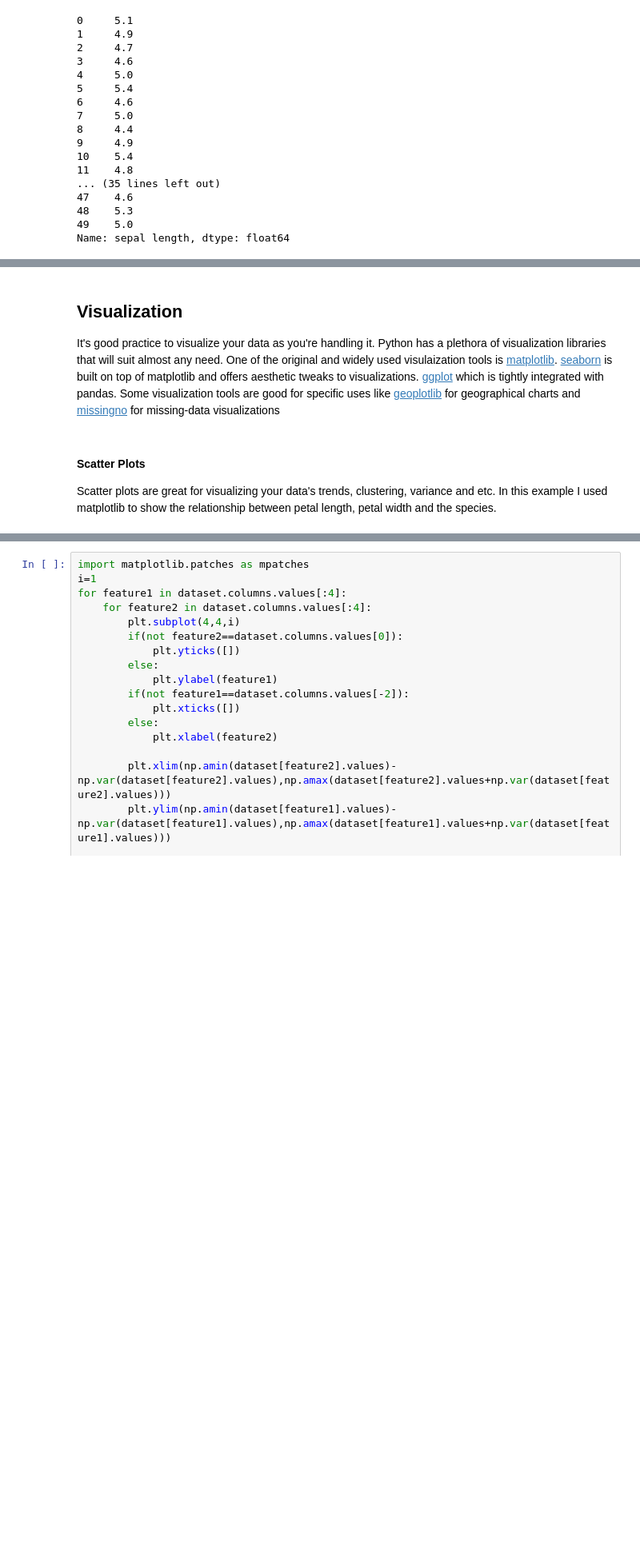
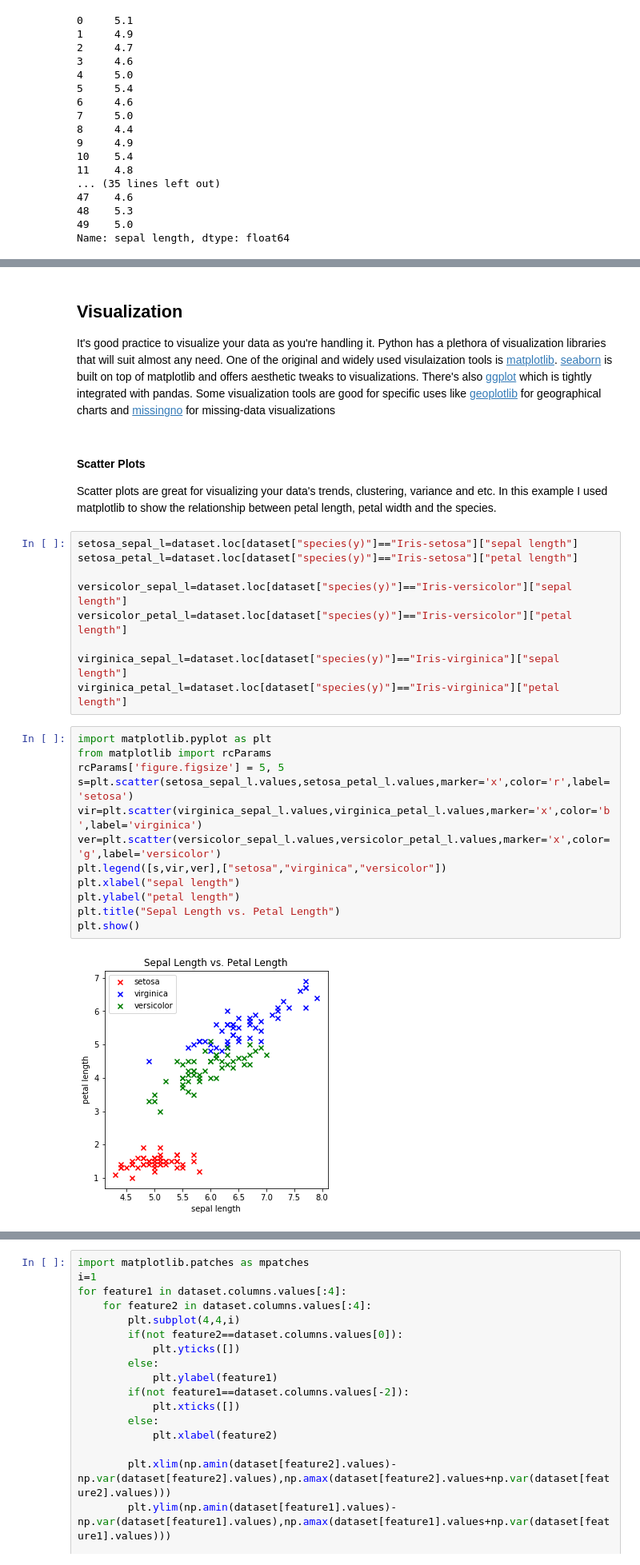
Before and after one commit to HowDoIGitHelp/ML-Pipeline, a Jupyter notebook: MLDataSciencePipeline.ipynb, the cells around one changed output, grey strips where cells are left out. Shown at 80% size. Cells and saved outputs as stored; diff of their text form; blank space fills up the shorter version.

```diff
--- a/MLDataSciencePipeline.ipynb
+++ b/MLDataSciencePipeline.ipynb
@@ -188,9 +268,32 @@ Name: sepal length, dtype: float64
 # %% [markdown]
 ## Visualization
-It's good practice to visualize your data as you're handling it. Python has a plethora of visualization libraries that will suit almost any need. One of the original and widely used visulaization tools is [matplotlib](https://matplotlib.org/ "matplotlib homepage"). [seaborn](https://seaborn.pydata.org/ "seaborn homepage") is built on top of matplotlib and offers aesthetic tweaks to visualizations. [ggplot](http://ggplot.yhathq.com/ "ggplot homepage") which is tightly integrated with pandas. Some visualization tools are good for specific uses like [geoplotlib](https://github.com/andrea-cuttone/geoplotlib "geoplotlib github page") for geographical charts and [missingno](https://github.com/ResidentMario/missingno "missingno github page") for missing-data visualizations
+It's good practice to visualize your data as you're handling it. Python has a plethora of visualization libraries that will suit almost any need. One of the original and widely used visulaization tools is [matplotlib](https://matplotlib.org/ "matplotlib homepage"). [seaborn](https://seaborn.pydata.org/ "seaborn homepage") is built on top of matplotlib and offers aesthetic tweaks to visualizations. There's also [ggplot](http://ggplot.yhathq.com/ "ggplot homepage") which is tightly integrated with pandas. Some visualization tools are good for specific uses like [geoplotlib](https://github.com/andrea-cuttone/geoplotlib "geoplotlib github page") for geographical charts and [missingno](https://github.com/ResidentMario/missingno "missingno github page") for missing-data visualizations
 # %% [markdown]
 #### Scatter Plots
 Scatter plots are great for visualizing your data's trends, clustering, variance and etc. In this example I used matplotlib to show the relationship between petal length, petal width and the species.
+# %%
+setosa_sepal_l=dataset.loc[dataset["species(y)"]=="Iris-setosa"]["sepal length"]
+setosa_petal_l=dataset.loc[dataset["species(y)"]=="Iris-setosa"]["petal length"]
+
+versicolor_sepal_l=dataset.loc[dataset["species(y)"]=="Iris-versicolor"]["sepal length"]
+versicolor_petal_l=dataset.loc[dataset["species(y)"]=="Iris-versicolor"]["petal length"]
+
+virginica_sepal_l=dataset.loc[dataset["species(y)"]=="Iris-virginica"]["sepal length"]
+virginica_petal_l=dataset.loc[dataset["species(y)"]=="Iris-virginica"]["petal length"]
+# %%
+import matplotlib.pyplot as plt
+from matplotlib import rcParams
+rcParams['figure.figsize'] = 5, 5
+s=plt.scatter(setosa_sepal_l.values,setosa_petal_l.values,marker='x',color='r',label='setosa')
+vir=plt.scatter(virginica_sepal_l.values,virginica_petal_l.values,marker='x',color='b',label='virginica')
+ver=plt.scatter(versicolor_sepal_l.values,versicolor_petal_l.values,marker='x',color='g',label='versicolor')
+plt.legend([s,vir,ver],["setosa","virginica","versicolor"])
+plt.xlabel("sepal length")
+plt.ylabel("petal length")
+plt.title("Sepal Length vs. Petal Length")
+plt.show()
+# %% [output]
+[figure, added]
 # %%
 from pylab import rcParams
 rcParams['figure.figsize'] = 15, 15
```
Also changed, not shown: parts of 43 cells of this notebook, 10 other files.
